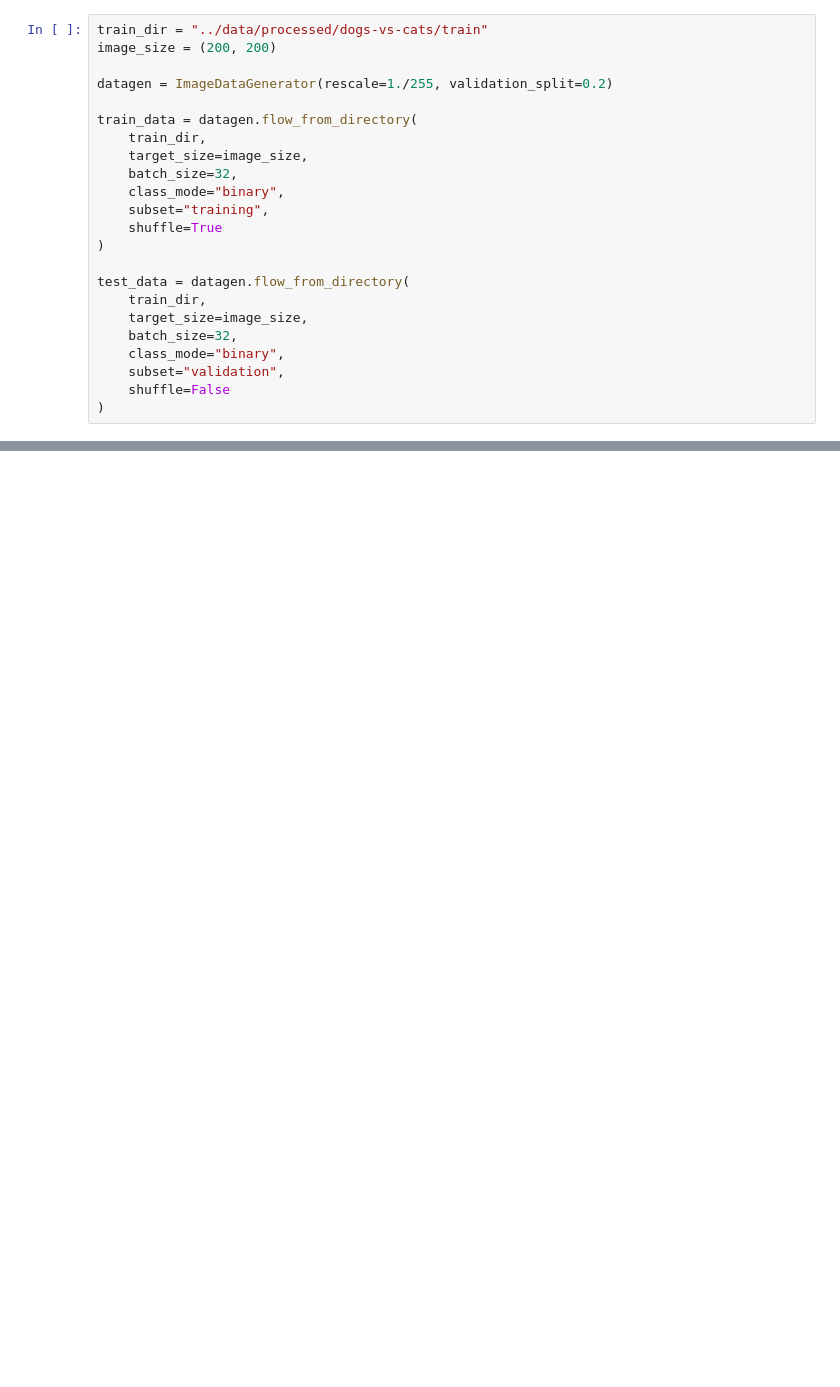
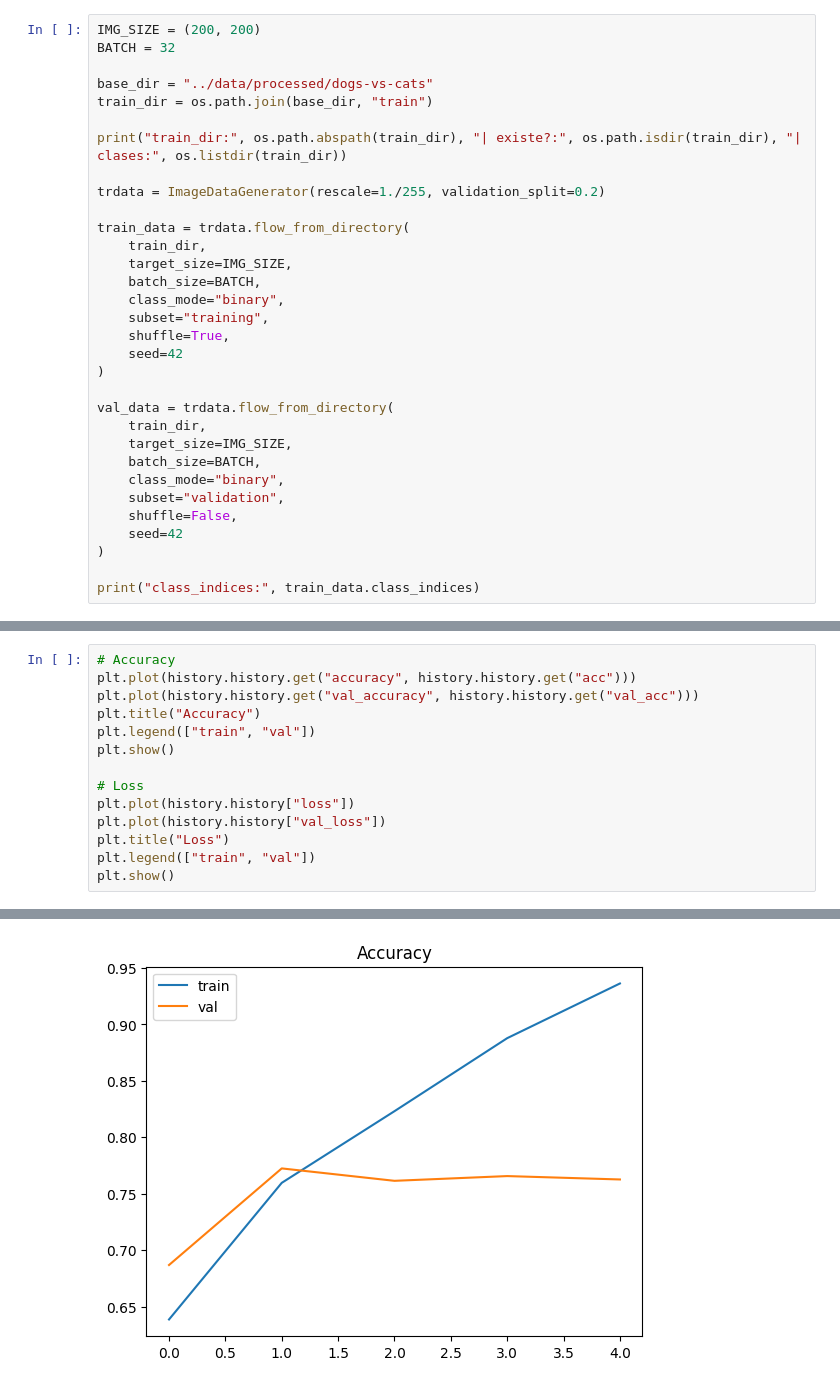
Before and after one commit to 4GeeksAcademy/AnthonnyMal-Machine-Learnig, a Jupyter notebook: src/11-image-classifier-dogs-vs-cats.ipynb, the cells around one changed output, grey strips where cells are left out. Drawn from its saved outputs; the diff is of its cells as text; blank space fills up the shorter version.

```diff
--- a/src/11-image-classifier-dogs-vs-cats.ipynb
+++ b/src/11-image-classifier-dogs-vs-cats.ipynb
@@ -95,24 +102,33 @@ Cats: 12500
 # %%
-train_dir = "../data/processed/dogs-vs-cats/train"
-image_size = (200, 200)
+IMG_SIZE = (200, 200)
+BATCH = 32
 
-datagen = ImageDataGenerator(rescale=1./255, validation_split=0.2)
+base_dir = "../data/processed/dogs-vs-cats"
+train_dir = os.path.join(base_dir, "train")
 
-train_data = datagen.flow_from_directory(
+print("train_dir:", os.path.abspath(train_dir), "| existe?:", os.path.isdir(train_dir), "| clases:", os.listdir(train_dir))
+
+trdata = ImageDataGenerator(rescale=1./255, validation_split=0.2)
+
+train_data = trdata.flow_from_directory(
     train_dir,
-    target_size=image_size,
-    batch_size=32,
+    target_size=IMG_SIZE,
+    batch_size=BATCH,
     class_mode="binary",
     subset="training",
-    shuffle=True
+    shuffle=True,
+    seed=42
 )
 
-test_data = datagen.flow_from_directory(
+val_data = trdata.flow_from_directory(
     train_dir,
-    target_size=image_size,
-    batch_size=32,
+    target_size=IMG_SIZE,
+    batch_size=BATCH,
     class_mode="binary",
     subset="validation",
-    shuffle=False
+    shuffle=False,
+    seed=42
 )
+
+print("class_indices:", train_data.class_indices)
 # %% [output]
@@ -120,0 +209,15 @@ Found 5000 images belonging to 2 classes.
+# %%
+# Accuracy
+plt.plot(history.history.get("accuracy", history.history.get("acc")))
+plt.plot(history.history.get("val_accuracy", history.history.get("val_acc")))
+plt.title("Accuracy")
+plt.legend(["train", "val"])
+plt.show()
+
+# Loss
+plt.plot(history.history["loss"])
+plt.plot(history.history["val_loss"])
+plt.title("Loss")
+plt.legend(["train", "val"])
+plt.show()
+# %% [output]
@@ -120,0 +225 @@ Found 5000 images belonging to 2 classes.
+[figure, added]
```
Also changed, not shown: parts of 11 cells of this notebook.
